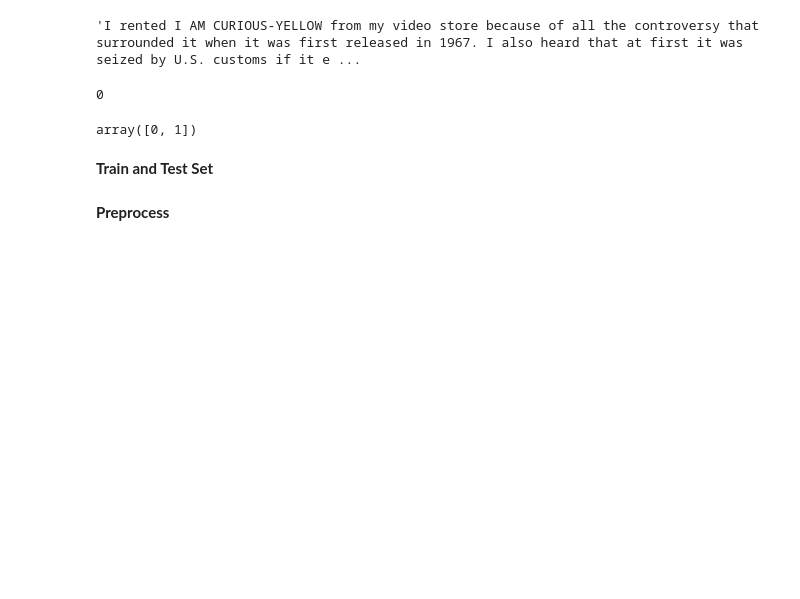
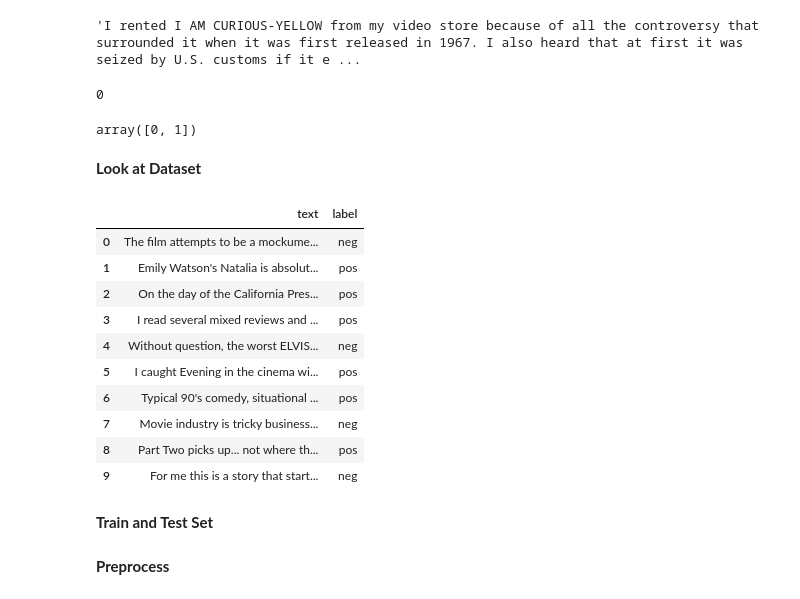
Before and after one commit to sahug/ds-bert, a Jupyter notebook: BERT NLP - IMDB - Text Classification using BERT and Tensorflow.ipynb, the cells around one changed output. Drawn from its saved outputs; the diff is of its cells as text; code cells hidden in the pictures; blank space fills up the shorter version.

```diff
--- a/BERT NLP - IMDB - Text Classification using BERT and Tensorflow.ipynb
+++ b/BERT NLP - IMDB - Text Classification using BERT and Tensorflow.ipynb
@@ -49,6 +49,48 @@ imdb["train"]["label"][0]
 np.unique(imdb["train"]["label"])
 # %% [output]
 array([0, 1])
+# %% [markdown]
+**Look at Dataset**
+# %%
+from datasets import ClassLabel, Sequence
+import random
+import pandas as pd
+from IPython.display import display, HTML
+
+def show_random_elements(dataset, num_examples=10):
+    assert num_examples <= len(
+        dataset
+    ), "Can't pick more elements than there are in the dataset."
+    picks = []
+    for _ in range(num_examples):
+        pick = random.randint(0, len(dataset) - 1)
+        while pick in picks:
+            pick = random.randint(0, len(dataset) - 1)
+        picks.append(pick)
+
+    df = pd.DataFrame(dataset[picks])
+    for column, typ in dataset.features.items():
+        if isinstance(typ, ClassLabel):
+            df[column] = df[column].transform(lambda i: typ.names[i])
+        elif isinstance(typ, Sequence) and isinstance(typ.feature, ClassLabel):
+            df[column] = df[column].transform(
+                lambda x: [typ.feature.names[i] for i in x]
+            )
+    display(HTML(df.to_html()))
+# %%
+show_random_elements(imdb["train"])
+# %% [output]
+|  | text | label |
+| 0 | The film attempts to be a mockume... | neg |
+| 1 | Emily Watson's Natalia is absolut... | pos |
+| 2 | On the day of the California Pres... | pos |
+| 3 | I read several mixed reviews and ... | pos |
+| 4 | Without question, the worst ELVIS... | neg |
+| 5 | I caught Evening in the cinema wi... | pos |
+| 6 | Typical 90's comedy, situational ... | pos |
+| 7 | Movie industry is tricky business... | neg |
+| 8 | Part Two picks up... not where th... | pos |
+| 9 | For me this is a story that start... | neg |
 # %% [markdown]
 **Train and Test Set**
 # %%
```
Also changed, not shown: parts of 3 cells of this notebook.
